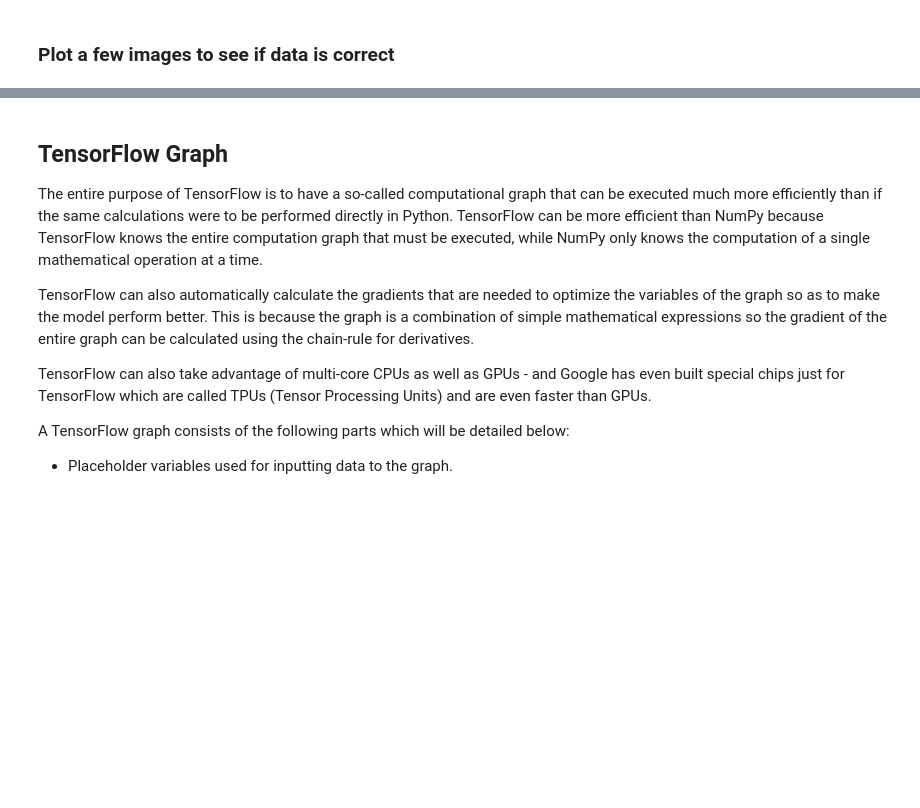
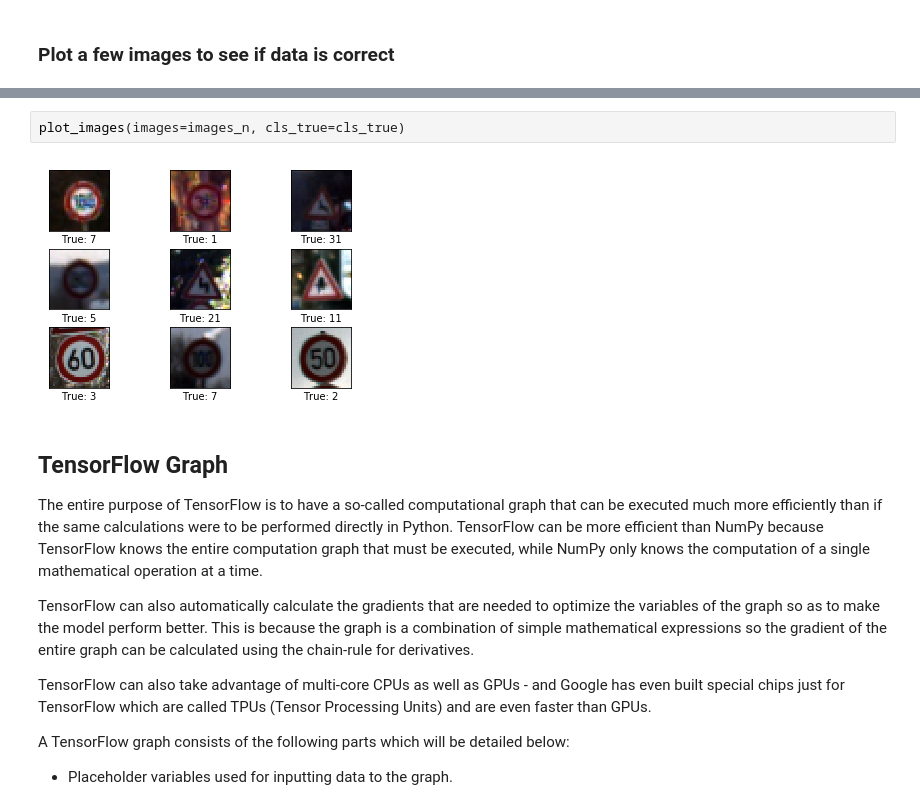
Before and after one commit to ibreakoutx/traffic-signs, a Jupyter notebook: 02_Convolutional_Neural_Network-Traffic-Signs.ipynb, the cells around one changed output, grey strips where cells are left out. Cells and saved outputs as stored; diff of their text form; blank space fills up the shorter version.

```diff
--- a/02_Convolutional_Neural_Network-Traffic-Signs.ipynb
+++ b/02_Convolutional_Neural_Network-Traffic-Signs.ipynb
@@ -265,3 +291,7 @@ plot_images(images=images, cls_true=cls_true)
+# %%
+plot_images(images=images_n, cls_true=cls_true)
+# %% [output]
+[figure, added]
 # %% [markdown]
 ## TensorFlow Graph
 
```
Also changed, not shown: parts of 26 cells of this notebook, 1 other file.
